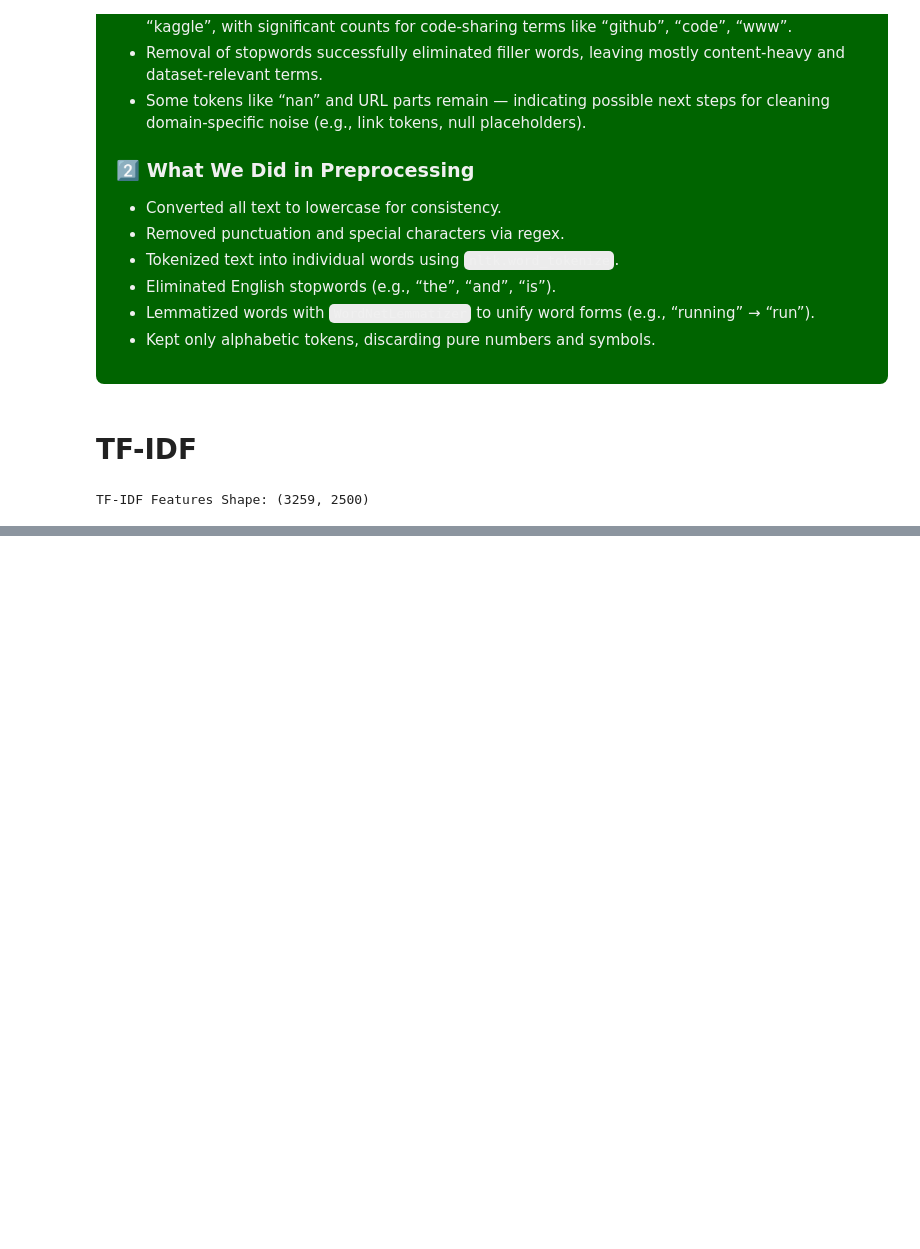
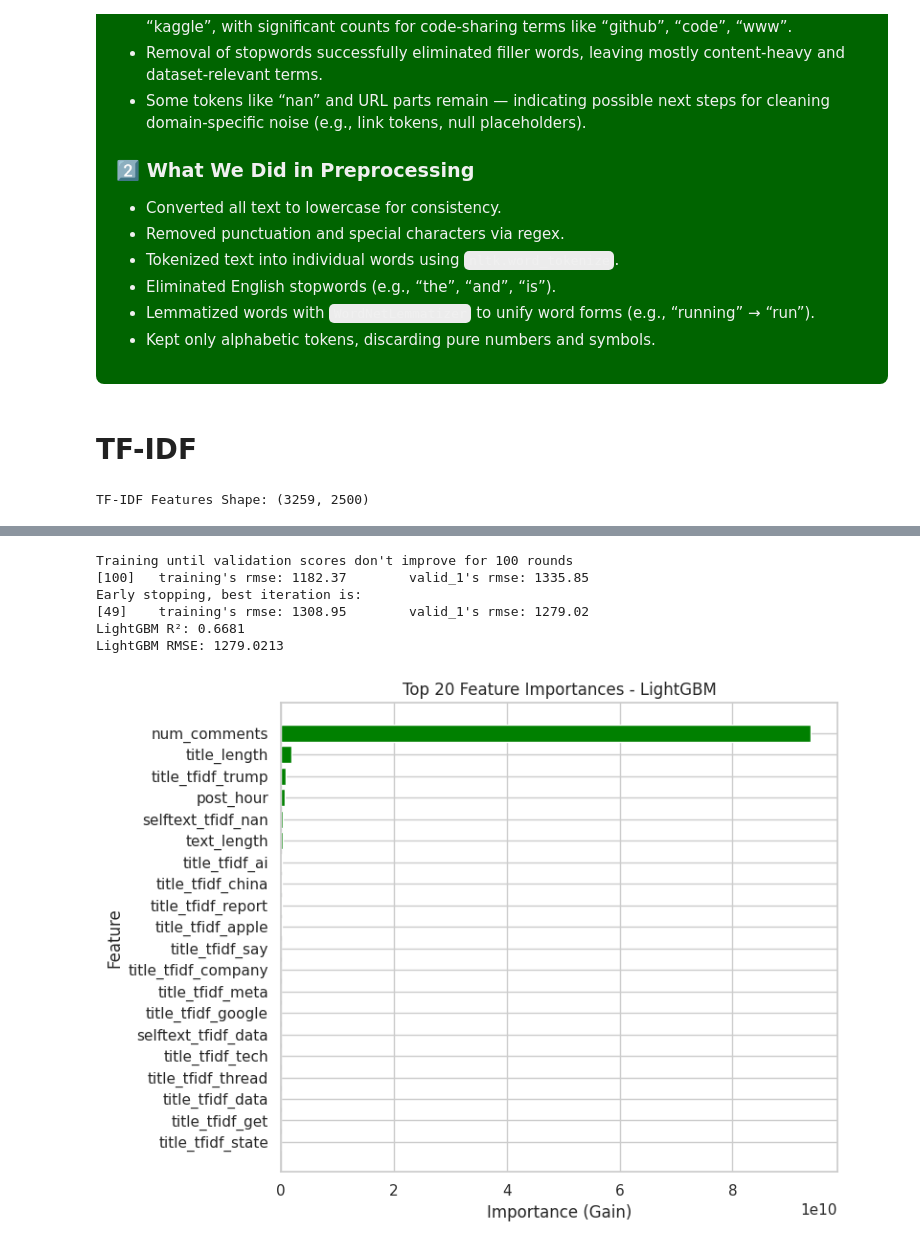
Before and after one commit to alabhastam/reddit-score-prediction, a Jupyter notebook: main.ipynb, the cells around one changed output, grey strips where cells are left out. Saved outputs shown, nothing was run; the diff lists cells and outputs as text; code cells hidden in the pictures; blank space fills up the shorter version.

Commit message:
Kaggle Notebook | reddit-score-prediction | Version 9

```diff
--- a/main.ipynb
+++ b/main.ipynb
@@ -286,0 +345,76 @@ TF-IDF Features Shape: (3259, 2500)
+# %%
+import lightgbm as lgb
+from sklearn.model_selection import train_test_split
+from sklearn.metrics import mean_squared_error, r2_score
+from lightgbm import early_stopping, log_evaluation
+
+# Combine TF-IDF with numeric features
+numeric_cols = ['title_length', 'text_length', 'num_links', 'post_hour', 'num_comments']
+X_numeric = df[numeric_cols].reset_index(drop=True)
+X_all = pd.concat([tfidf_df.reset_index(drop=True), X_numeric], axis=1)
+y = df['score'].values
+
+# Train/Test Split
+X_train, X_test, y_train, y_test = train_test_split(
+    X_all, y, test_size=0.2, random_state=42
+)
+
+# LightGBM Dataset preparation
+lgb_train = lgb.Dataset(X_train, y_train)
+lgb_test = lgb.Dataset(X_test, y_test, reference=lgb_train)
+
+# Train LightGBM Regressor
+params = {
+    'objective': 'regression',
+    'boosting_type': 'gbdt',
+    'metric': 'rmse',
+    'learning_rate': 0.05,
+    'num_leaves': 64,
+    'feature_fraction': 0.8,
+    'bagging_fraction': 0.8,
+    'bagging_freq': 5,
+    'verbose': -1
+}
+
+model = lgb.train(
+    params,
+    lgb_train,
+    valid_sets=[lgb_train, lgb_test],
+    num_boost_round=2000,
+    callbacks=[early_stopping(100), log_evaluation(100)]
+)
+
+# Predictions
+y_pred = model.predict(X_test, num_iteration=model.best_iteration)
+
+# Metrics
+r2 = r2_score(y_test, y_pred)
+rmse = np.sqrt(mean_squared_error(y_test, y_pred))
+
+print(f"LightGBM R²: {r2:.4f}")
+print(f"LightGBM RMSE: {rmse:.4f}")
+
+# Feature Importance
+importance_df = pd.DataFrame({
+    'feature': X_all.columns,
+    'importance': model.feature_importance(importance_type='gain')
+}).sort_values(by='importance', ascending=False)
+
+# Top 20 features
+top_20 = importance_df.head(20)
+
+plt.figure(figsize=(8, 6))
+plt.barh(top_20['feature'][::-1], top_20['importance'][::-1], color='green')
+plt.xlabel("Importance (Gain)")
+plt.ylabel("Feature")
+plt.title("Top 20 Feature Importances - LightGBM")
+plt.tight_layout()
+plt.show()
+# %% [output]
+Training until validation scores don't improve for 100 rounds
+[100]   training's rmse: 1182.37        valid_1's rmse: 1335.85
+Early stopping, best iteration is:
+[49]    training's rmse: 1308.95        valid_1's rmse: 1279.02
+LightGBM R²: 0.6681
+LightGBM RMSE: 1279.0213
+[figure, added]
```
Also changed, not shown: parts of 7 cells of this notebook.
